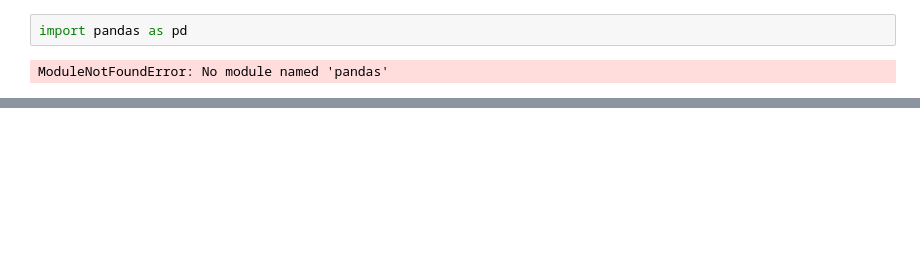
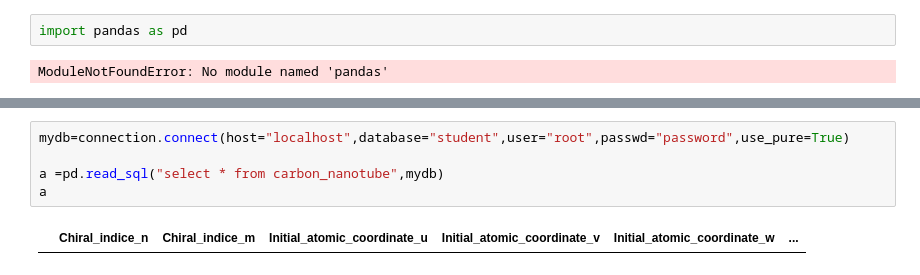
Before and after one commit to merhasmukh/Full_Stack_Data_Science, a Jupyter notebook: python/mysql.ipynb, the cells around one changed output, grey strips where cells are left out. Cells and saved outputs as stored; diff of their text form; blank space fills up the shorter version.

```diff
--- a/python/mysql.ipynb
+++ b/python/mysql.ipynb
@@ -193,0 +258,7 @@ ModuleNotFoundError: No module named 'pandas'
+# %%
+mydb=connection.connect(host="localhost",database="student",user="root",passwd="password",use_pure=True)
+
+a =pd.read_sql("select * from carbon_nanotube",mydb)
+a
+# %% [output]
+|  | Chiral_indice_n | Chiral_indice_m | Initial_atomic_coordinate_u | Initial_atomic_coordinate_v | Initial_atomic_coordinate_w | ... |
```
Also changed, not shown: parts of 24 cells of this notebook, 3 other files.
